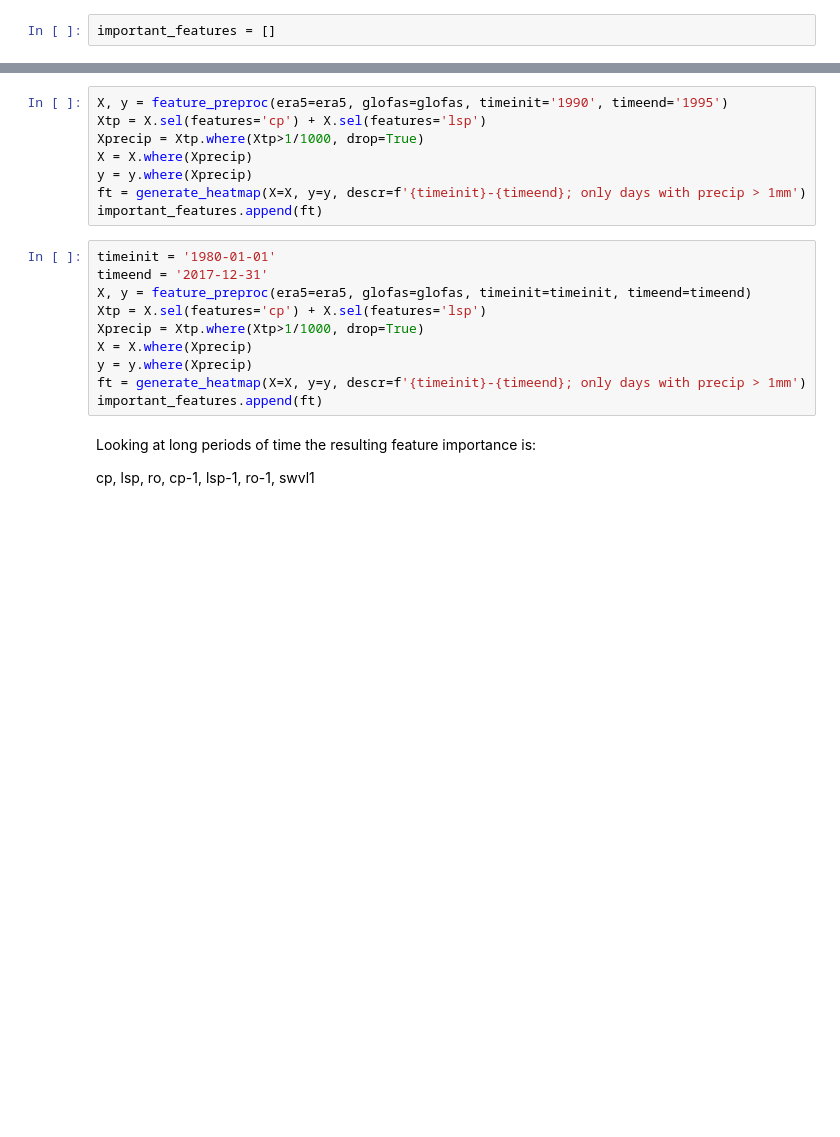
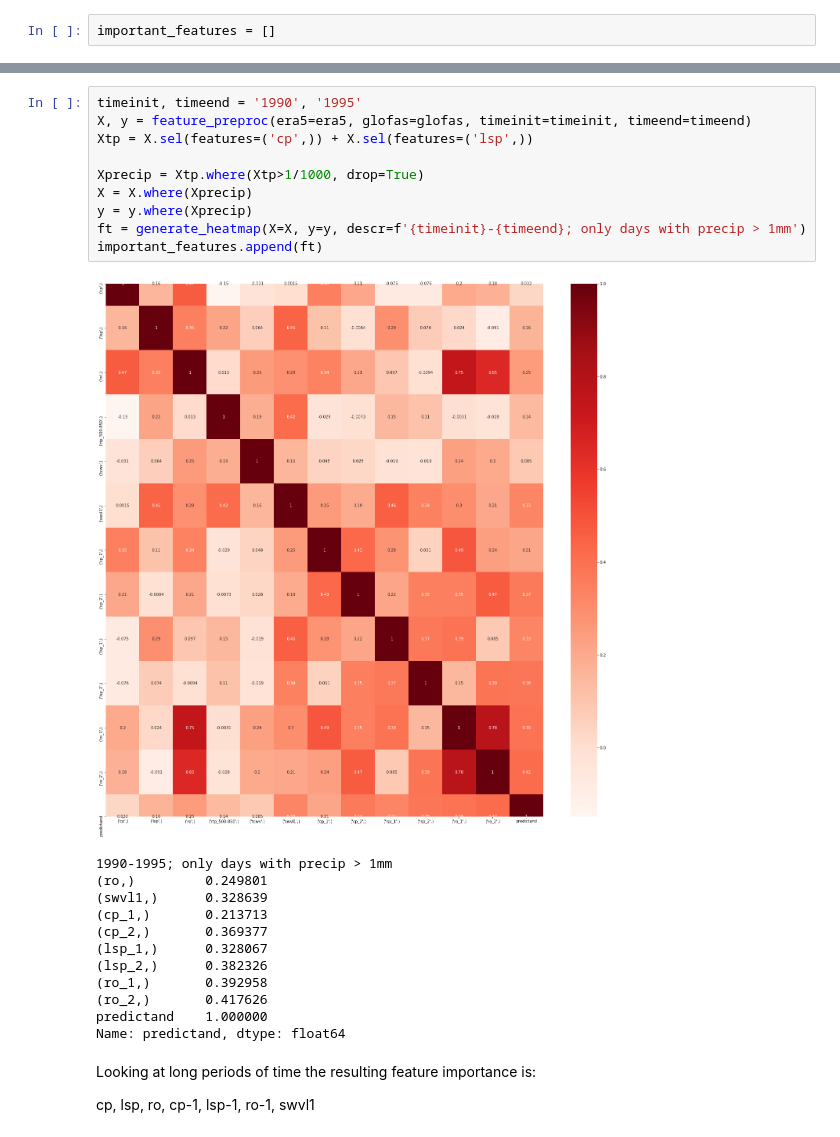
Before and after one commit to ECMWFCode4Earth/ml_flood, a Jupyter notebook: notebooks/2_preprocessing/2.01_correlation_analysis.ipynb, the cells around one changed output, grey strips where cells are left out. Saved outputs shown, nothing was run; the diff lists cells and outputs as text; blank space fills up the shorter version.

```diff
--- a/notebooks/2_preprocessing/2.01_correlation_analysis.ipynb
+++ b/notebooks/2_preprocessing/2.01_correlation_analysis.ipynb
@@ -123,21 +149,26 @@ important_features.append(ft)
 # %%
-X, y = feature_preproc(era5=era5, glofas=glofas, timeinit='1990', timeend='1995')
-Xtp = X.sel(features='cp') + X.sel(features='lsp')
+timeinit, timeend = '1990', '1995'
+X, y = feature_preproc(era5=era5, glofas=glofas, timeinit=timeinit, timeend=timeend)
+Xtp = X.sel(features=('cp',)) + X.sel(features=('lsp',))
+
 Xprecip = Xtp.where(Xtp>1/1000, drop=True)
 X = X.where(Xprecip)
 y = y.where(Xprecip)
 ft = generate_heatmap(X=X, y=y, descr=f'{timeinit}-{timeend}; only days with precip > 1mm')
 important_features.append(ft)
+# %% [output]
+[figure, added]
+1990-1995; only days with precip > 1mm
+(ro,)         0.249801
+(swvl1,)      0.328639
+(cp_1,)       0.213713
+(cp_2,)       0.369377
+(lsp_1,)      0.328067
+(lsp_2,)      0.382326
+(ro_1,)       0.392958
+(ro_2,)       0.417626
+predictand    1.000000
+Name: predictand, dtype: float64
-# %%
-timeinit = '1980-01-01'
-timeend = '2017-12-31'
-X, y = feature_preproc(era5=era5, glofas=glofas, timeinit=timeinit, timeend=timeend)
-Xtp = X.sel(features='cp') + X.sel(features='lsp')
-Xprecip = Xtp.where(Xtp>1/1000, drop=True)
-X = X.where(Xprecip)
-y = y.where(Xprecip)
-ft = generate_heatmap(X=X, y=y, descr=f'{timeinit}-{timeend}; only days with precip > 1mm')
-important_features.append(ft)
 # %% [markdown]
 Looking at long periods of time the resulting feature importance is:
 
```
Also changed, not shown: parts of 8 cells of this notebook, 3 other files.
